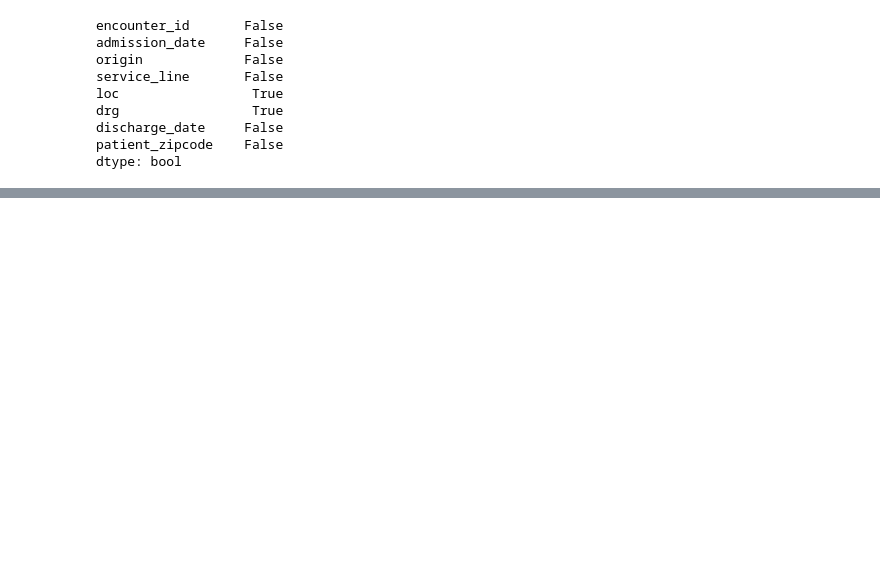
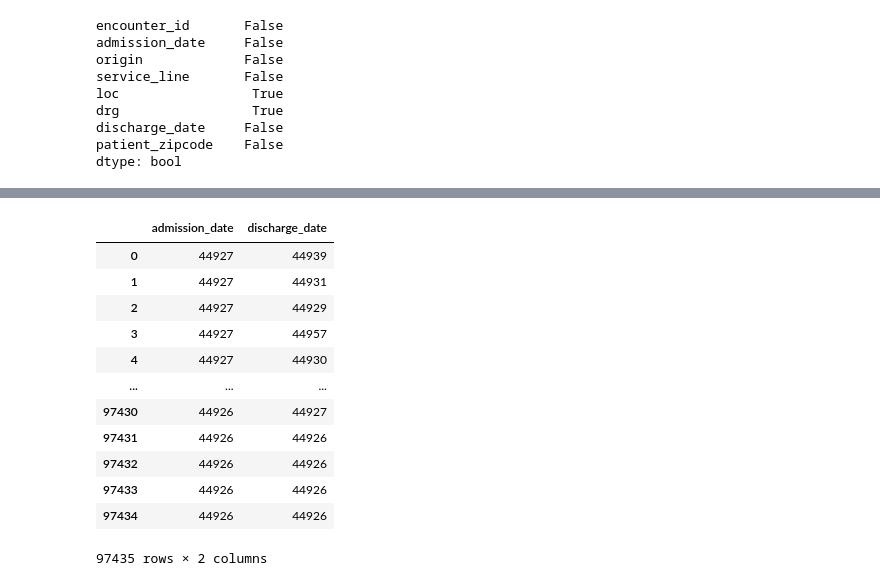
Before and after one commit to alyssaCrawfordAK/HospitalEncounter, a Jupyter notebook: HospitalEncounterAnalysis.ipynb, the cells around one changed output, grey strips where cells are left out. Cells and saved outputs as stored; diff of their text form; code cells hidden in the pictures; blank space fills up the shorter version.

```diff
--- a/HospitalEncounterAnalysis.ipynb
+++ b/HospitalEncounterAnalysis.ipynb
@@ -61,0 +96,16 @@ encdf[encdf['loc'].isna()]
+# %%
+encdf2[['admission_date','discharge_date']]
+# %% [output]
+|  | admission_date | discharge_date |
+| 0 | 44927 | 44939 |
+| 1 | 44927 | 44931 |
+| 2 | 44927 | 44929 |
+| 3 | 44927 | 44957 |
+| 4 | 44927 | 44930 |
+| ... | ... | ... |
+| 97430 | 44926 | 44927 |
+| 97431 | 44926 | 44926 |
+| 97432 | 44926 | 44926 |
+| 97433 | 44926 | 44926 |
+| 97434 | 44926 | 44926 |
+97435 rows × 2 columns
```
Also changed, not shown: parts of 22 cells of this notebook.
